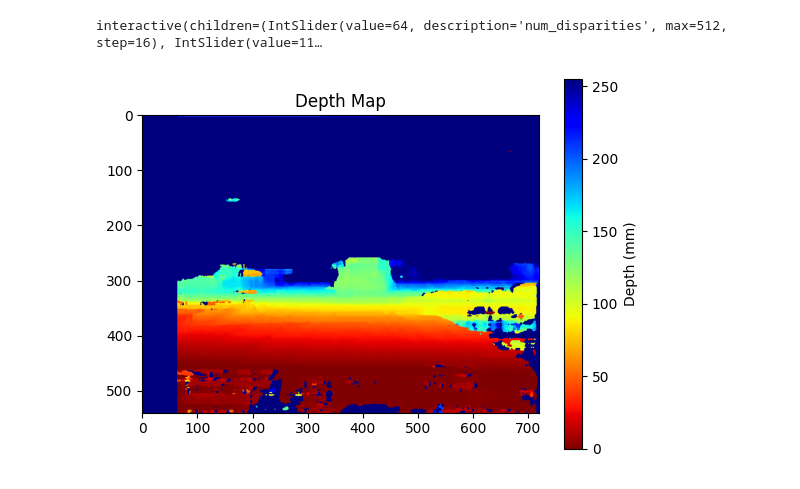
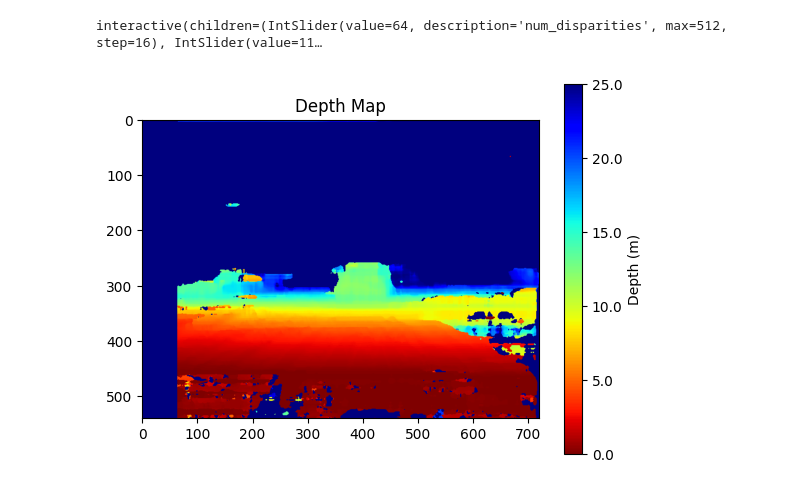
Before and after one commit to vicrion/lab-stereo-depth, a Jupyter notebook: depth.ipynb, the cells around one changed output. Saved outputs shown, nothing was run; the diff lists cells and outputs as text; code cells hidden in the pictures.

Commit message:
fix colorbar ticks, upd paths to local

```diff
--- a/depth.ipynb
+++ b/depth.ipynb
@@ -8,8 +8,8 @@ from ipywidgets import interact, interactive, fixed
 import glob
 
 # Load the left and right images
-left_image_path = '/home/vika/dataset/msc_radar/2_URBAN/URBAN_F0/1_IMAGE/LEFT/000000.png'
-right_image_path = '/home/vika/dataset/msc_radar/2_URBAN/URBAN_F0/1_IMAGE/RIGHT/000000.png'
+left_image_path = 'test/left/000000.png'
+right_image_path = 'test/right/000000.png'
 left_image = cv2.imread(left_image_path, cv2.IMREAD_GRAYSCALE)
 right_image = cv2.imread(right_image_path, cv2.IMREAD_GRAYSCALE)
 
@@ -110,28 +110,40 @@ interactive(children=(IntSlider(value=64, description='num_disparities', max=512
 # %%
 #Calculate depth map
 def calc_depth_map(disparity, focal_length, baseline):
     # Replace all instances of 0 and -1 disparity with a small minimum value (to avoid div by 0 or negatives)
     disparity[disparity == 0] = 1e-3
     disparity[disparity == -1] = 1e-3
     # Calculate the depths
     depth_map = np.single(focal_length * baseline) / np.single(disparity)
     return depth_map
 
 focal_length = K1[0, 0]  # Focal length in pixels
 baseline = np.linalg.norm(T)  # Baseline in mm
 disparity_map = disparity.result
 depth_map = calc_depth_map(disparity_map, focal_length, baseline)
 
 # Clip depth map to a reasonable range (e.g., ignore values beyond a certain depth)
 max_depth = 25000  # Set a maximum depth threshold (e.g., 10 meters = 10000 mm)
 depth_map_clipped = np.clip(depth_map, 0, max_depth)
 
 # Normalize the depth map for visualization
 depth_map_normalized = cv2.normalize(depth_map_clipped, None, alpha=0, beta=255, norm_type=cv2.NORM_MINMAX, dtype=cv2.CV_8U)
 
-plt.imshow(depth_map_normalized, cmap=plt.colormaps['jet_r'])
-plt.colorbar(label='Depth (mm)')
-plt.title('Depth Map')
+fig, ax = plt.subplots()
+im = plt.imshow(depth_map_normalized, cmap=plt.colormaps['jet_r'])
+# Create a colorbar with depth values in meters
+cbar = fig.colorbar(im, ax=ax, label='Depth (m)')
+
+# Map the normalized pixel values (0-255) back to depth values in meters
+cbar_ticks = np.linspace(0, 255, num=6)  # 6 ticks for the colorbar
+depth_ticks = np.linspace(0, max_depth / 1000, num=6)  # Convert depth to meters
+
+# Set the colorbar ticks and labels
+cbar.set_ticks(cbar_ticks)
+cbar.set_ticklabels([f'{depth:.1f}' for depth in depth_ticks])
+
+# Add title and show the plot
+ax.set_title('Depth Map')
 plt.show()
 # %% [output]
-[figure, old version]
+[figure, new version]
```
